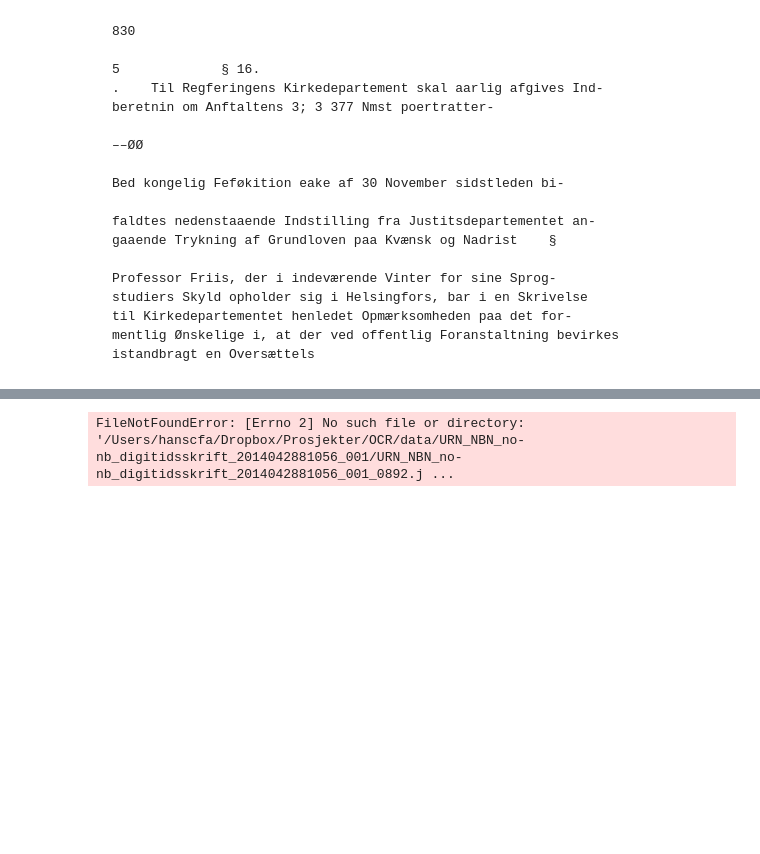
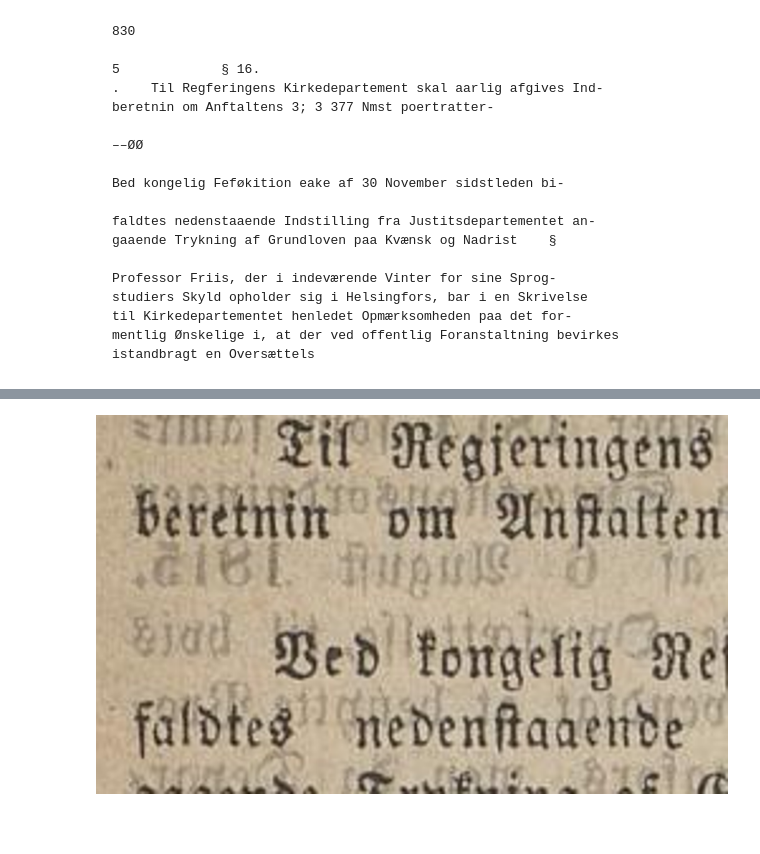
Before and after one commit to hans-chr-f/OCR-fraktur, a Jupyter notebook: Untitled.ipynb, the cells around one changed output, grey strips where cells are left out. Cells and saved outputs as stored; diff of their text form; code cells hidden in the pictures; blank space fills up the shorter version.

```diff
--- a/Untitled.ipynb
+++ b/Untitled.ipynb
@@ -143,22 +158,22 @@ istandbragt en Oversættels
 # %%
 from PIL import Image
 
 # Load the image
-image_path = './data/URN_NBN_no-nb_digitidsskrift_2014042881056_001/URN_NBN_no-nb_digitidsskrift_2014042881056_001_0892.jpg'
+image_path = './data/URN_NBN_no-nb_digitidsskrift_2014042881056_001/891_pct_50_treshold_0_dpi_400.jpg'
 image = Image.open(image_path)
 
 # Define the crop box (left, upper, right, lower)
 # Adjust these values as needed to crop the desired area
-crop_box = (100, 200, 400, 400)  # Example values
+crop_box = (100, 200, 350, 350)  # Example values
 cropped_image = image.crop(crop_box)
 
 # Optional: Zoom by resizing
 zoom_factor = 4  # Adjust zoom level as desired
 zoomed_image = cropped_image.resize((cropped_image.width * zoom_factor, cropped_image.height * zoom_factor))
 
 display(zoomed_image)
 # %% [output]
-FileNotFoundError: [Errno 2] No such file or directory: '/Users/hanscfa/Dropbox/Prosjekter/OCR/data/URN_NBN_no-nb_digitidsskrift_2014042881056_001/URN_NBN_no-nb_digitidsskrift_2014042881056_001_0892.j ...
+[figure, added]
 # %% [markdown]
 #
 # %% [markdown]
```
Also changed, not shown: parts of 7 cells of this notebook.
